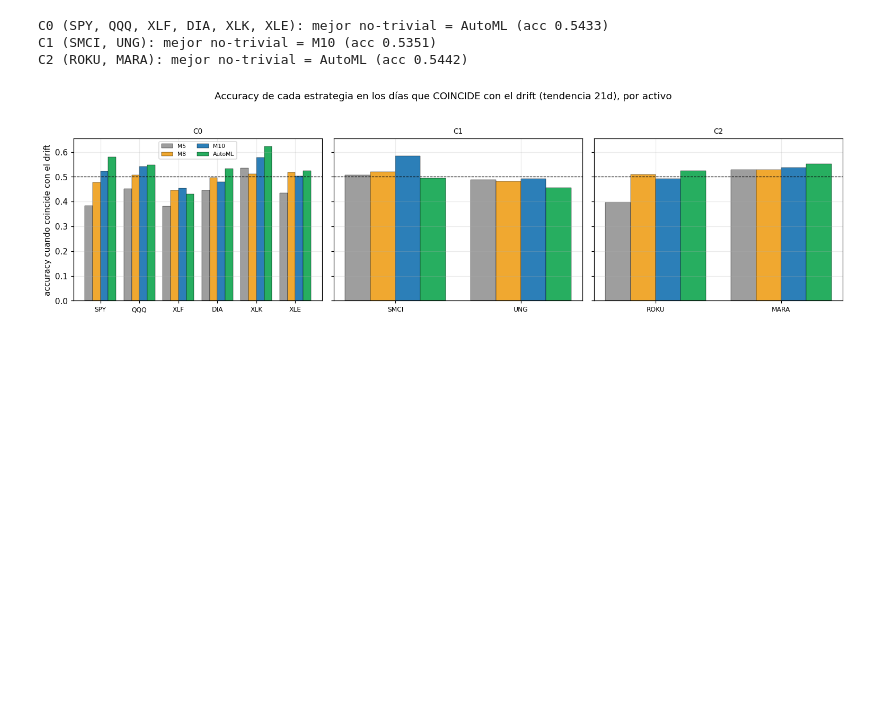
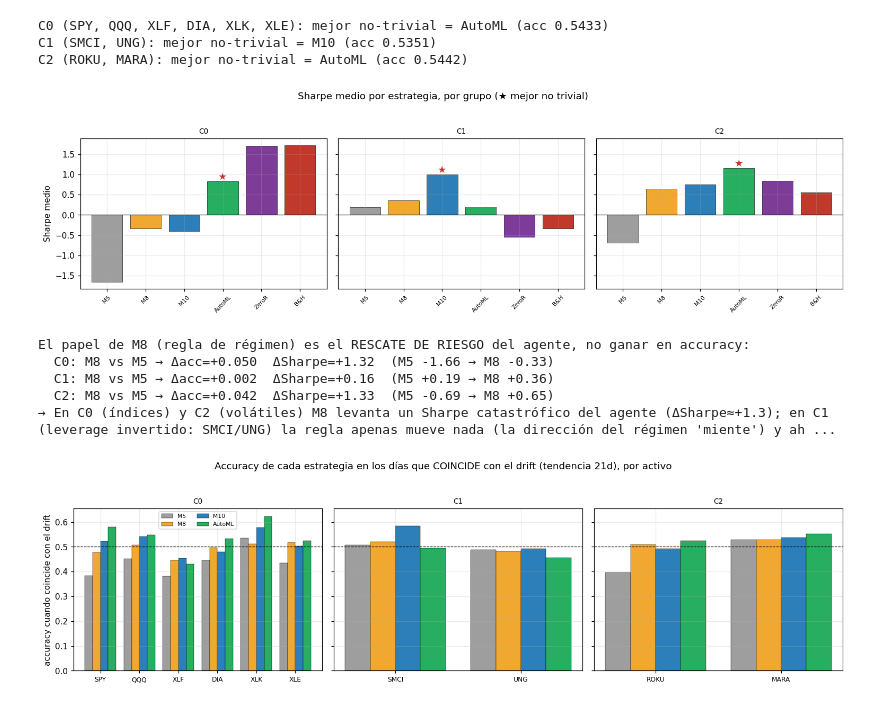
Before and after one commit to RaquelGarciah/Real-time-statistical-supervision-of-an-AI-trading-agent, a Jupyter notebook: notebooks/STRATA_marco_practico.ipynb, the cells around one changed output. Drawn from its saved outputs; the diff is of its cells as text; code cells hidden in the pictures; blank space fills up the shorter version.

```diff
--- a/notebooks/STRATA_marco_practico.ipynb
+++ b/notebooks/STRATA_marco_practico.ipynb
@@ -1337,6 +1338,31 @@ for g in groups: print(f"{g} ({', '.join(prof[g]['activos'])}): mejor no-trivial
 C0 (SPY, QQQ, XLF, DIA, XLK, XLE): mejor no-trivial = AutoML (acc 0.5433)
 C1 (SMCI, UNG): mejor no-trivial = M10 (acc 0.5351)
 C2 (ROKU, MARA): mejor no-trivial = AutoML (acc 0.5442)
+# %%
+# (1b) Sharpe medio por estrategia por grupo + el rescate de RIESGO de M8 sobre el agente (su verdadero papel)
+fig, axes = plt.subplots(1, len(groups), figsize=(14, 3.8), sharey=True)
+for ax, g in zip(axes, groups):
+    sm = prof[g]["sharpe_media"]; vals = [sm[s] for s in ss]
+    ax.bar(ss, vals, color=[COL.get(s, "#888") for s in ss], edgecolor="k", lw=.4); ax.axhline(0, color="k", lw=.8)
+    bs = prof[g]["mejor_sharpe_no_trivial"]; ax.text(ss.index(bs), sm[bs] + 0.04, "★", ha="center", color="#c0392b", fontsize=12)
+    ax.set_title(g, fontsize=9); ax.tick_params(axis="x", rotation=45, labelsize=7)
+axes[0].set_ylabel("Sharpe medio"); fig.suptitle("Sharpe medio por estrategia, por grupo (★ mejor no trivial)", y=1.04)
+plt.tight_layout(); plt.show()
+print("El papel de M8 (regla de régimen) es el RESCATE DE RIESGO del agente, no ganar en accuracy:")
+for g in groups:
+    sm = prof[g]["sharpe_media"]; am = prof[g]["acc_media"]
+    print(f"  {g}: M8 vs M5 → Δacc={am['M8']-am['M5']:+.3f}  ΔSharpe={sm['M8']-sm['M5']:+.2f}  "
+          f"(M5 {sm['M5']:+.2f} → M8 {sm['M8']:+.2f})")
+print("→ En C0 (índices) y C2 (volátiles) M8 levanta un Sharpe catastrófico del agente (ΔSharpe≈+1.3); en C1 "
+      "(leverage invertido: SMCI/UNG) la regla apenas mueve nada (la dirección del régimen 'miente') y ahí el "
+      "rescate lo hace el APRENDIZ M10 — exactamente el mecanismo de las dos capas del §5.")
+# %% [output]
+[figure, added]
+El papel de M8 (regla de régimen) es el RESCATE DE RIESGO del agente, no ganar en accuracy:
+  C0: M8 vs M5 → Δacc=+0.050  ΔSharpe=+1.32  (M5 -1.66 → M8 -0.33)
+  C1: M8 vs M5 → Δacc=+0.002  ΔSharpe=+0.16  (M5 +0.19 → M8 +0.36)
+  C2: M8 vs M5 → Δacc=+0.042  ΔSharpe=+1.33  (M5 -0.69 → M8 +0.65)
+→ En C0 (índices) y C2 (volátiles) M8 levanta un Sharpe catastrófico del agente (ΔSharpe≈+1.3); en C1 (leverage invertido: SMCI/UNG) la regla apenas mueve nada (la dirección del régimen 'miente') y ah ...
 # %%
 # (2) Accuracy de cada estrategia según COINCIDA con el drift, por activo del grupo
 pa = CL10["por_activo"]; mains = ["M5", "M8", "M10", "AutoML"]
```
Also changed, not shown: parts of 2 cells of this notebook, 1 other file.
